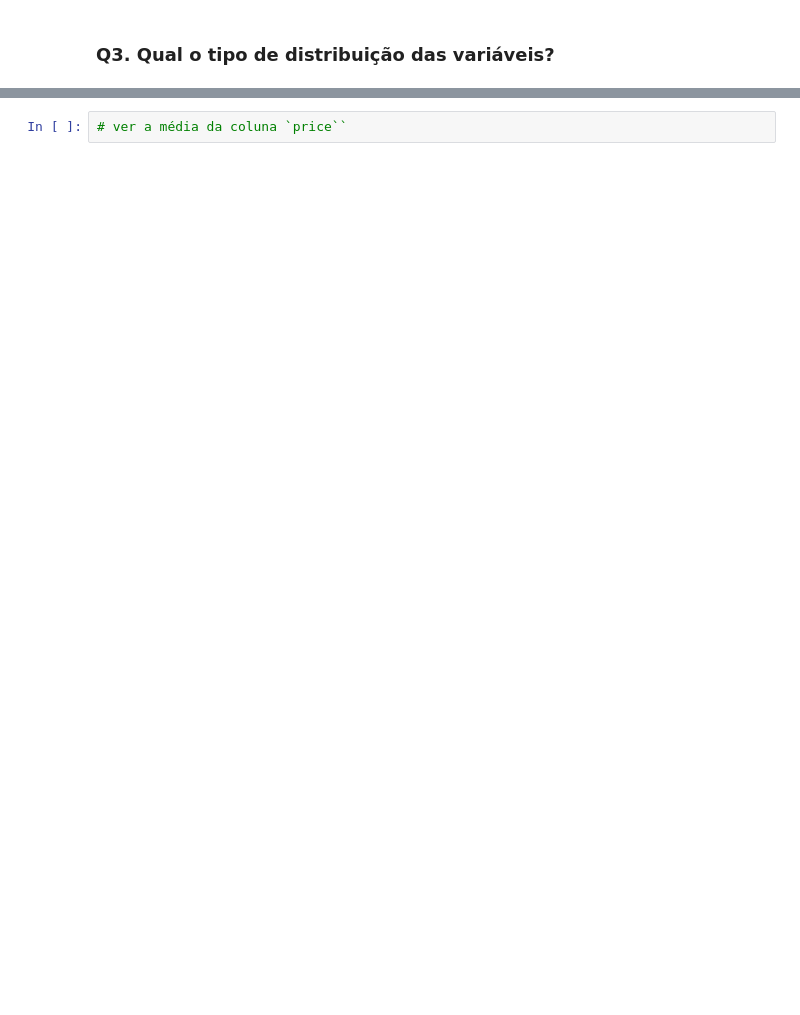
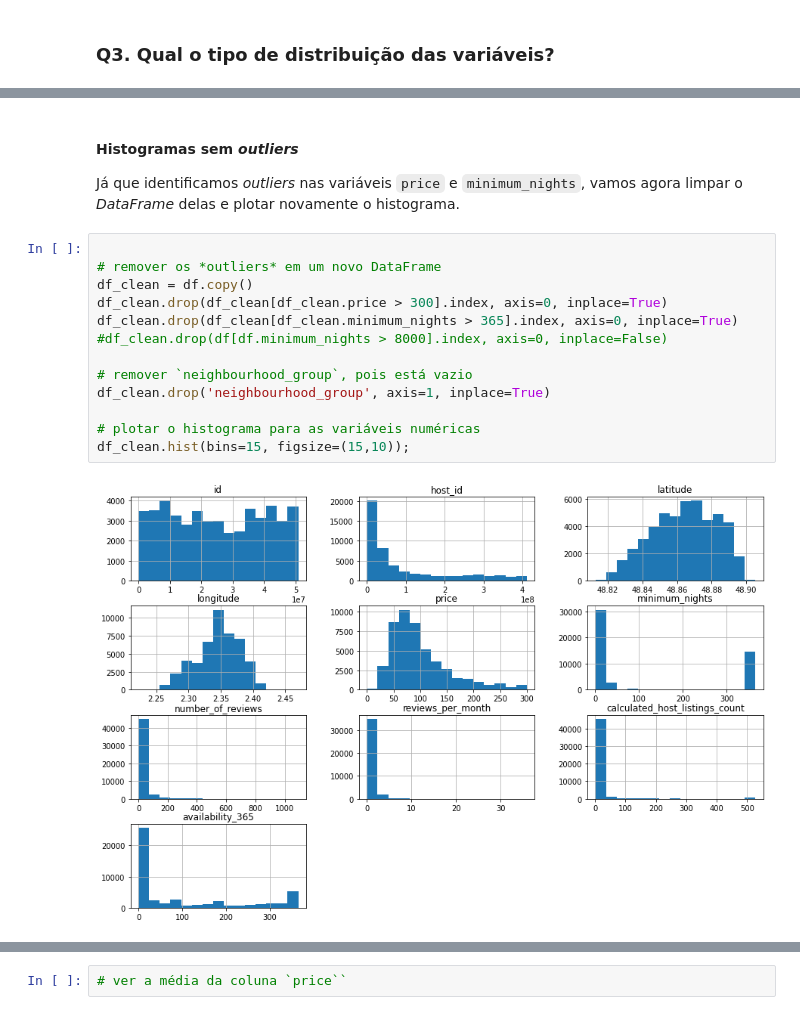
Before and after one commit to Samuel-OR/DataScientist, a Jupyter notebook: Analisando_os_Dados_do_Airbnb.ipynb, the cells around one changed output, grey strips where cells are left out. Cells and saved outputs as stored; diff of their text form; blank space fills up the shorter version.

```diff
--- a/Analisando_os_Dados_do_Airbnb.ipynb
+++ b/Analisando_os_Dados_do_Airbnb.ipynb
@@ -55,0 +191,19 @@ Antes de iniciar qualquer análise, vamos verificar a cara do nosso *dataset*, a
+# %% [markdown]
+#### Histogramas sem *outliers*
+
+Já que identificamos *outliers* nas variáveis `price` e `minimum_nights`, vamos agora limpar o *DataFrame* delas e plotar novamente o histograma.
+# %%
+
+# remover os *outliers* em um novo DataFrame
+df_clean = df.copy()
+df_clean.drop(df_clean[df_clean.price > 300].index, axis=0, inplace=True)
+df_clean.drop(df_clean[df_clean.minimum_nights > 365].index, axis=0, inplace=True)
+#df_clean.drop(df[df.minimum_nights > 8000].index, axis=0, inplace=False)
+
+# remover `neighbourhood_group`, pois está vazio
+df_clean.drop('neighbourhood_group', axis=1, inplace=True)
+
+# plotar o histograma para as variáveis numéricas
+df_clean.hist(bins=15, figsize=(15,10));
+# %% [output]
+[figure, added]
```
Also changed, not shown: parts of 27 cells of this notebook.
